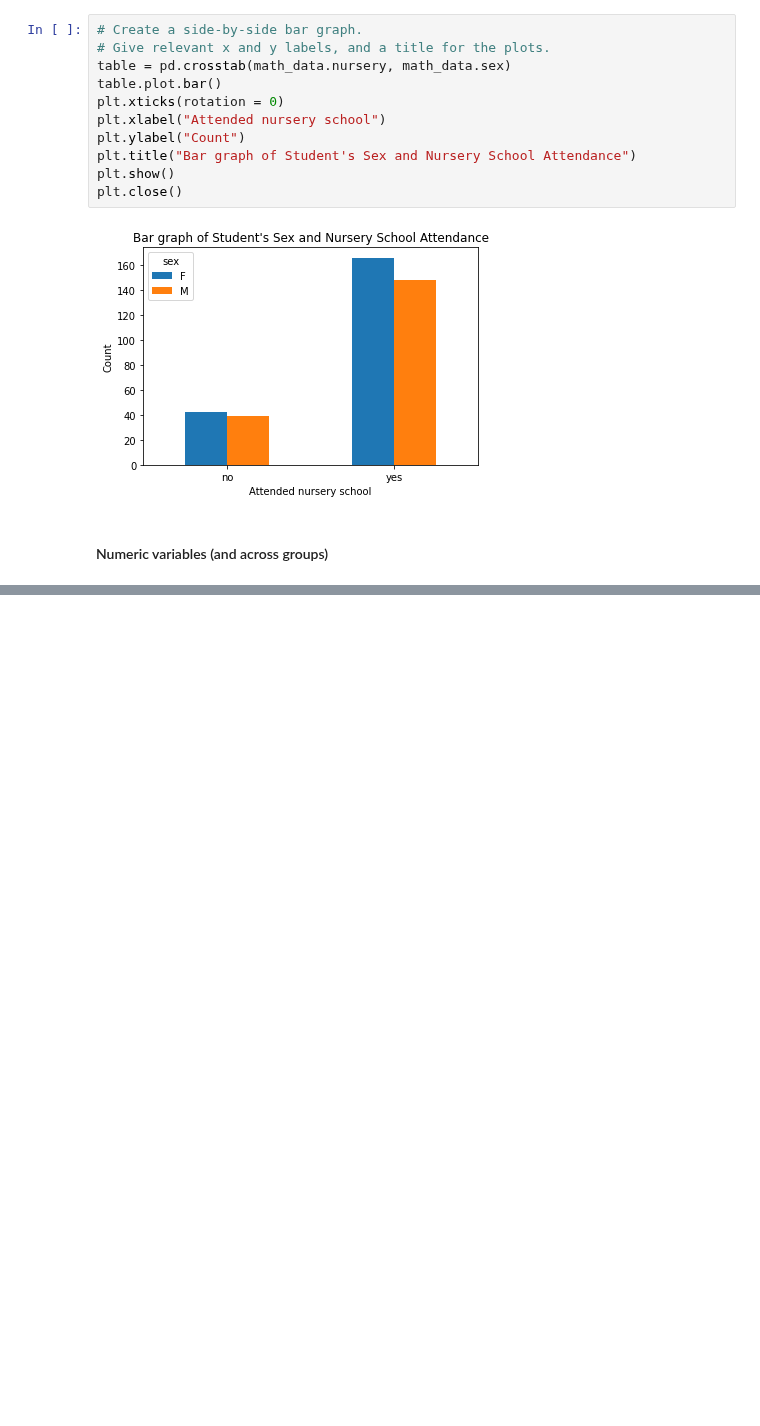
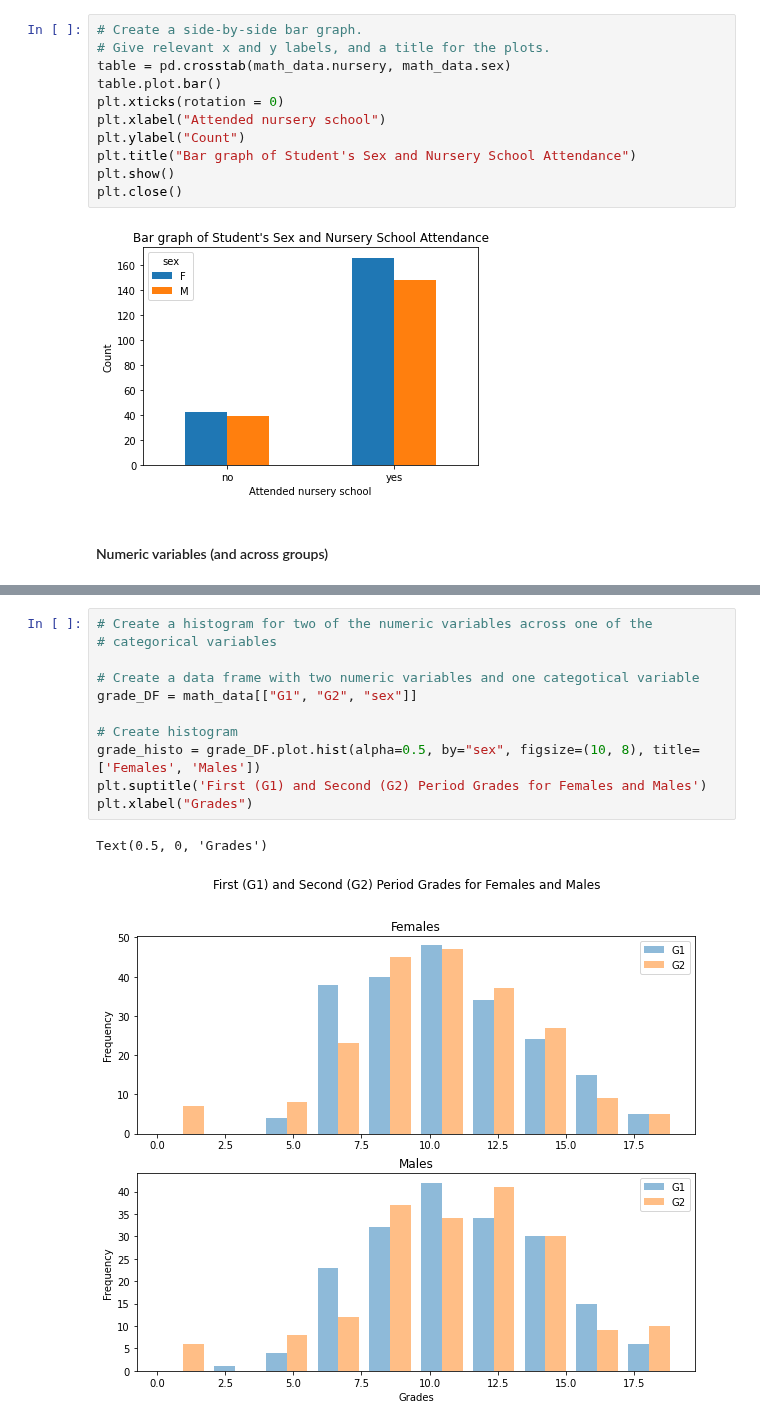
Before and after one commit to scimaksim/Python_graduate_coursework, a Jupyter notebook: HW4/Nikiforov_Assignment_4.ipynb, the cells around one changed output, grey strips where cells are left out. Saved outputs shown, nothing was run; the diff lists cells and outputs as text; blank space fills up the shorter version.

```diff
--- a/HW4/Nikiforov_Assignment_4.ipynb
+++ b/HW4/Nikiforov_Assignment_4.ipynb
@@ -189,0 +280,14 @@ plt.close()
+# %%
+# Create a histogram for two of the numeric variables across one of the
+# categorical variables
+
+# Create a data frame with two numeric variables and one categotical variable
+grade_DF = math_data[["G1", "G2", "sex"]]
+
+# Create histogram
+grade_histo = grade_DF.plot.hist(alpha=0.5, by="sex", figsize=(10, 8), title=['Females', 'Males'])
+plt.suptitle('First (G1) and Second (G2) Period Grades for Females and Males')
+plt.xlabel("Grades")
+# %% [output]
+Text(0.5, 0, 'Grades')
+[figure, added]
```
Also changed, not shown: parts of 17 cells of this notebook.
